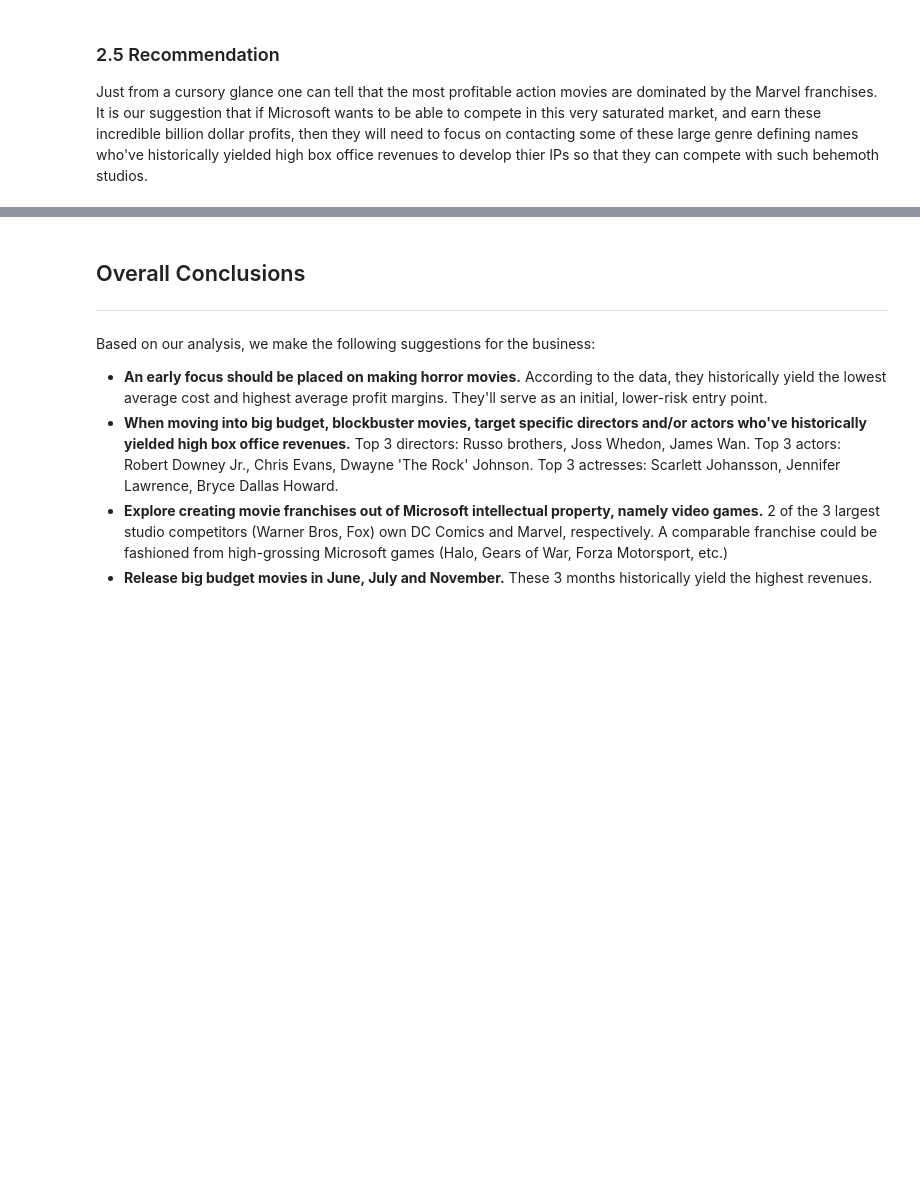
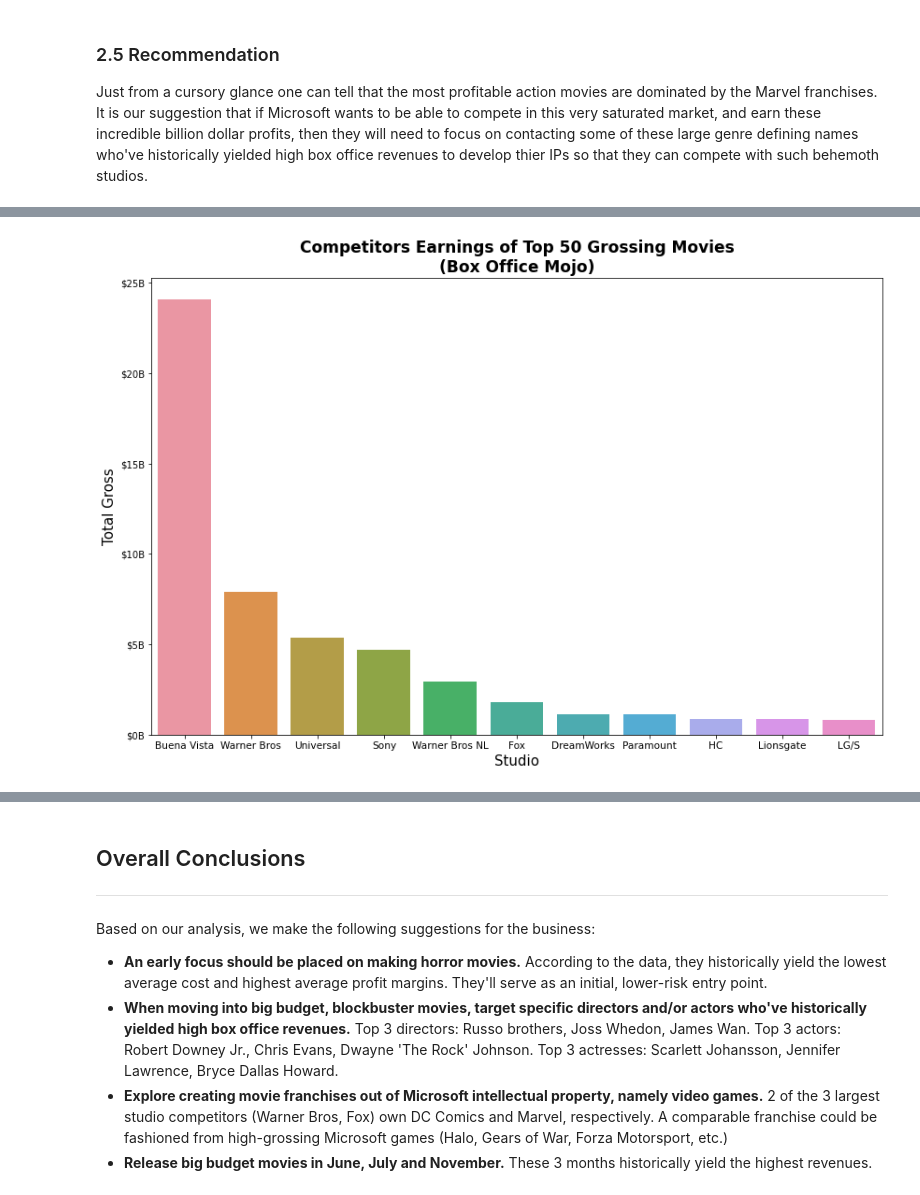
Before and after one commit to sumed-h/microsoft-studio-movie-analysis, a Jupyter notebook: Group_4_Notebook_FINAL.ipynb, the cells around one changed output, grey strips where cells are left out. Saved outputs shown, nothing was run; the diff lists cells and outputs as text; code cells hidden in the pictures; blank space fills up the shorter version.

```diff
--- a/Group_4_Notebook_FINAL.ipynb
+++ b/Group_4_Notebook_FINAL.ipynb
@@ -433,0 +548,4 @@ Just from a cursory glance one can tell that the most profitable action movies a
+# %%
+#make a new column called gross_total
+gross_total = grossdf.domestic_gross + grossdf.foreign_gross
+gross_total
@@ -433,0 +605,4 @@ Just from a cursory glance one can tell that the most profitable action movies a
+# %%
+#drop na values to clean some rows
+top_50 = top_50.dropna(axis=0, how='any', thresh=None, subset=["studio"], inplace=False)
+top_50
@@ -433,0 +641,4 @@ Just from a cursory glance one can tell that the most profitable action movies a
+# %%
+#group domestic + foreign together so you can ascend both at same time
+t_top_50 = top_50.sort_values("gross_total", ascending=False).head(50)
+t_top_50
@@ -433,0 +675,5 @@ Just from a cursory glance one can tell that the most profitable action movies a
+# %%
+#made a groupby to sort total gross by studios to come up with a specific number for each studio in top 50
+#also do this twice for the second graph for domestic + foreign gross
+studiosum = t_top_50.groupby(["studio"])[["gross_total"]].sum().sort_values(by="gross_total", ascending = False)
+studiosum
@@ -433,0 +734,27 @@ Just from a cursory glance one can tell that the most profitable action movies a
+# %%
+#changed millions from billions in custom ticker, adjust the le-# to one that matches with my totals.
+#increase size of graph, titles, labels, and tickers
+#make it in descending order so you can easily it more clearly
+from matplotlib.ticker import FuncFormatter
+
+studio_labels = ['Buena Vista', 'Warner Bros', 'Universal', 'Sony', 'Warner Bros NL', 'Fox', 'DreamWorks', 'Paramount', 'HC', 'Lionsgate', 'LG/S']
+x_sume = np.arange(len(studio_labels))
+def billions(y, pos):
+    return '$%1.0fB' % (y*1e-9)
+sumedhstudiofig, ax = plt.subplots(figsize=(14,9))
+sns.barplot(x = studiosum.index, y = studiosum['gross_total'])
+sns.color_palette("cubehelix", as_cmap=True)
+
+
+formatter = FuncFormatter(billions)
+ax.yaxis.set_major_formatter(formatter)
+
+ax.set_title('Competitors Earnings of Top 50 Grossing Movies\n(Box Office Mojo)', fontsize=17, weight=950)
+ax.set_xlabel('Studio', fontsize=15)
+ax.set_ylabel('Total Gross', fontsize=15)
+ax.set_xticks(x_sume)
+ax.set_xticklabels(studio_labels, size=13)
+plt.xticks(fontsize=10.5)
+plt.yticks(fontsize=10);
+# %% [output]
+[figure, added]
```
Also changed, not shown: parts of 44 cells of this notebook.
